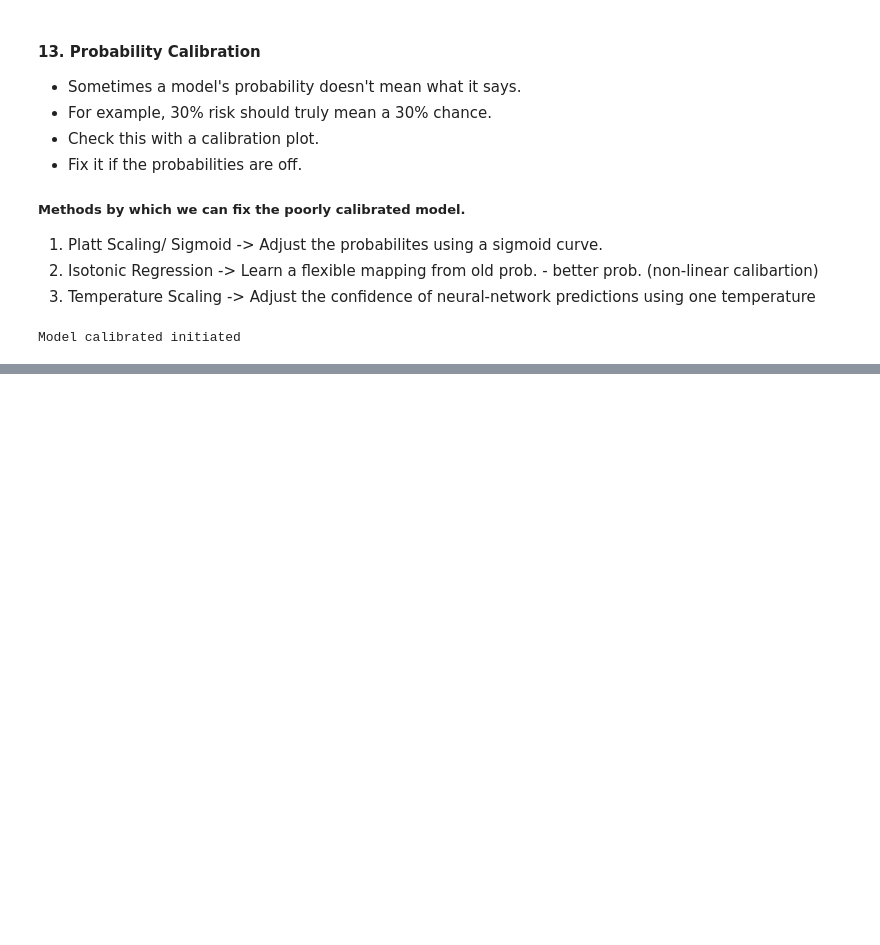
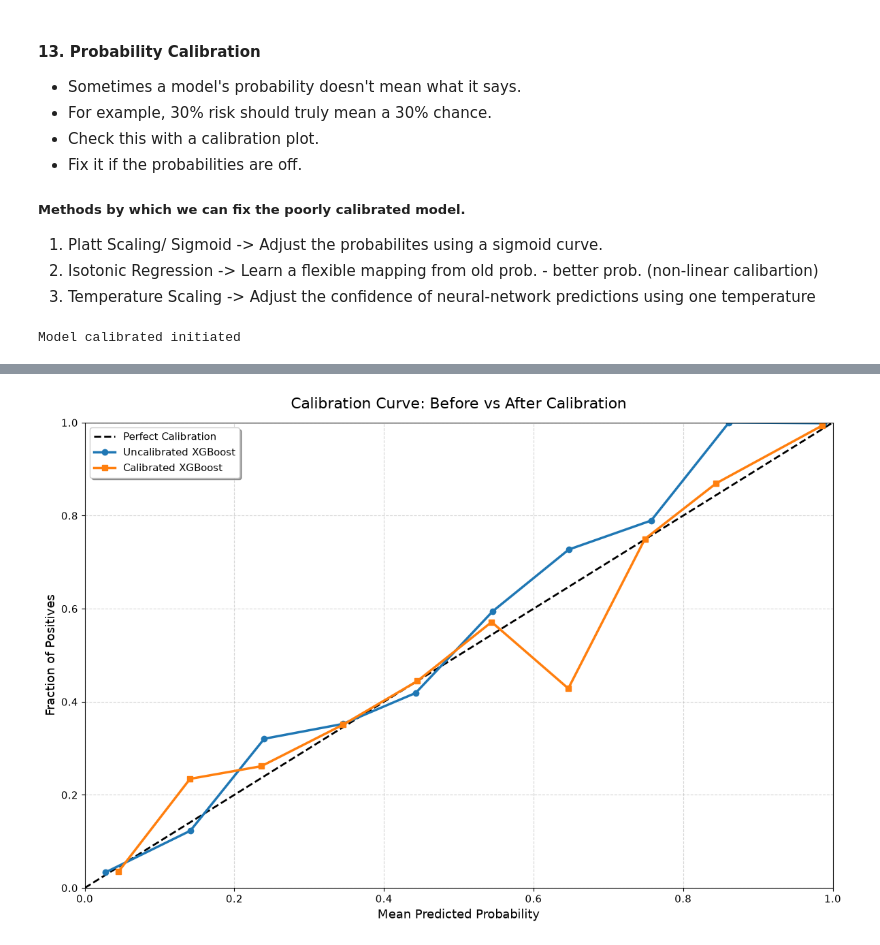
Before and after one commit to AlwinVJ/Credit-Risk-Assessment, a Jupyter notebook: credit_risk_assessment.ipynb, the cells around one changed output, grey strips where cells are left out. Cells and saved outputs as stored; diff of their text form; code cells hidden in the pictures; blank space fills up the shorter version.

Commit message:
feat: probability calibration

```diff
--- a/credit_risk_assessment.ipynb
+++ b/credit_risk_assessment.ipynb
@@ -1130,3 +1130,73 @@ Model calibrated initiated
 ![image.png](attachment:image.png)
 # %% [markdown]
 ![image.png](attachment:image.png)
+# %%
+# Get probabilites
+uncalibrated = xg_model.predict_proba(X_test)[:,1]
+calibrated = calibrated_model.predict_proba(X_test)[:,1]
+# %%
+# Create calibration curves
+actual_uncal, predicted_uncal = calibration_curve(y_test, uncalibrated, n_bins=10)
+# %%
+actual_cal, predicted_cal  = calibration_curve(y_test, calibrated, n_bins=10)
+# %%
+# Plot calibration curves
+plt.figure(figsize=(12, 8))
+
+# Perfect calibration reference line
+plt.plot(
+    [0, 1], [0, 1],
+    linestyle="--",
+    color="black",
+    linewidth=2,
+    label="Perfect Calibration"
+)
+
+# Uncalibrated model
+plt.plot(
+    predicted_uncal,
+    actual_uncal,
+    marker="o",
+    linestyle="-",
+    linewidth=2.5,
+    markersize=6,
+    label="Uncalibrated XGBoost"
+)
+
+# Calibrated model
+plt.plot(
+    predicted_cal,
+    actual_cal,
+    marker="s",
+    linestyle="-",
+    linewidth=2.5,
+    markersize=6,
+    label="Calibrated XGBoost"
+)
+
+# Plot formatting
+plt.title("Calibration Curve: Before vs After Calibration",
+          fontsize=16, pad=15)
+
+plt.xlabel("Mean Predicted Probability", fontsize=13)
+plt.ylabel("Fraction of Positives", fontsize=13)
+
+plt.xlim(0, 1)
+plt.ylim(0, 1)
+
+plt.xticks(fontsize=11)
+plt.yticks(fontsize=11)
+
+plt.grid(True, linestyle="--", alpha=0.5)
+
+plt.legend(
+    fontsize=11,
+    loc="upper left",
+    frameon=True,
+    shadow=True
+)
+
+plt.tight_layout()
+plt.show()
+# %% [output]
+[figure, added]
```
